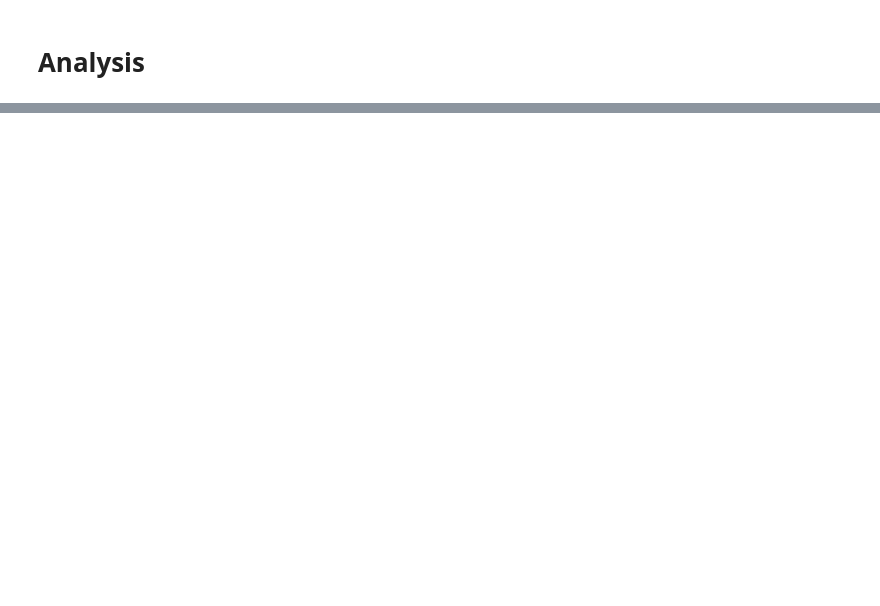
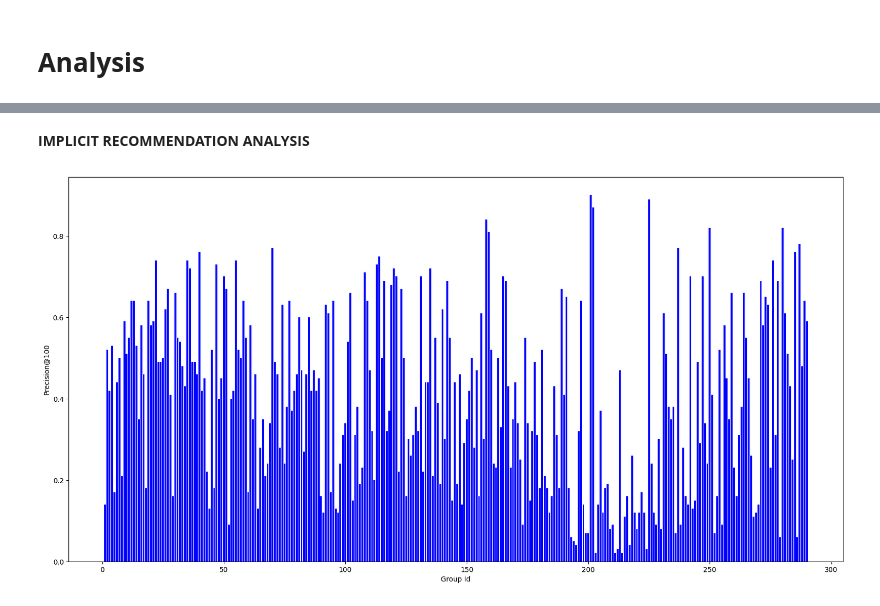
Before and after one commit to shilpa2301/Squad_Select--An-Optimal-Pipeline-for-Traditional-Group-Recommendation-Techniques, a Jupyter notebook: Squad_Select.ipynb, the cells around one changed output, grey strips where cells are left out. Drawn from its saved outputs; the diff is of its cells as text; code cells hidden in the pictures; blank space fills up the shorter version.

Commit message:
analysis, comparison framework creation

```diff
--- a/Squad_Select.ipynb
+++ b/Squad_Select.ipynb
@@ -265,3 +269,5 @@ for group_id in dataset.group_user_Dict:
+# %%
+expertise_in_group_members_mat=np.ones((num_groups, num_users))
 # %% [markdown]
 ***3. Dissimilarity descriptors***
 # %% [markdown]
@@ -545,0 +605,20 @@ social_relation_output_VD_implicit=rank_top_k(overall_group_item_output_mat_VD_i
+# %%
+y_pred_implicit_APD=social_relation_output_APD_implicit
+# %%
+#k=100
+Recall_at_k=np.zeros(num_groups)
+Precision_at_k=np.zeros(num_groups)
+for group_id in range(len(y_pred_implicit_APD)):
+    TP=0
+    TP_FP=0
+    TP_FN=np.sum(dataset.implicit_group_trainMatrix[group_id], axis=0)
+
+    for item_id in social_relation_output_APD_implicit[group_id]:
+        if dataset.implicit_group_trainMatrix[group_id][item_id]==1:
+            TP+=1
+            TP_FP+=1
+        else:
+            TP_FP+=1
+    Precision_at_k[group_id]=(TP/TP_FP)
+    if TP_FN!=0:
+        Recall_at_k[group_id]=(TP/TP_FN)
@@ -547,0 +689,20 @@ social_relation_output_VD_implicit=rank_top_k(overall_group_item_output_mat_VD_i
+# %% [markdown]
+**IMPLICIT RECOMMENDATION ANALYSIS**
+# %%
+import matplotlib.pyplot as plt
+
+
+# corresponding x axis values
+x = list(range(1, num_groups+1))
+
+#fig, axs = plt.subplots(1, 2, sharey=True, tight_layout=True)
+fig = plt.figure(figsize=(20, 10))
+ax = fig.add_subplot(1, 1, 1)
+ax.set_xlabel('Group Id')
+ax.set_ylabel('Precision@100')
+#ax.plot(x, Precision_at_k, color='blue')
+ax.bar(x, Precision_at_k, color='blue')
+# function to show the plot
+plt.show()
+# %% [output]
+[figure, added]
```
Also changed, not shown: parts of 28 cells of this notebook.
